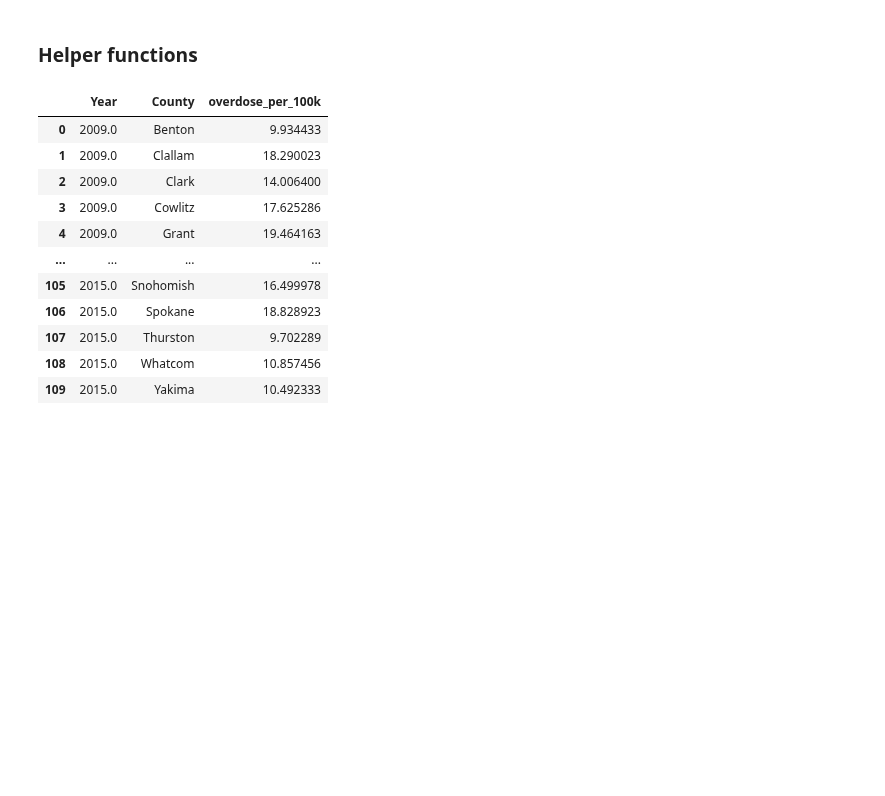
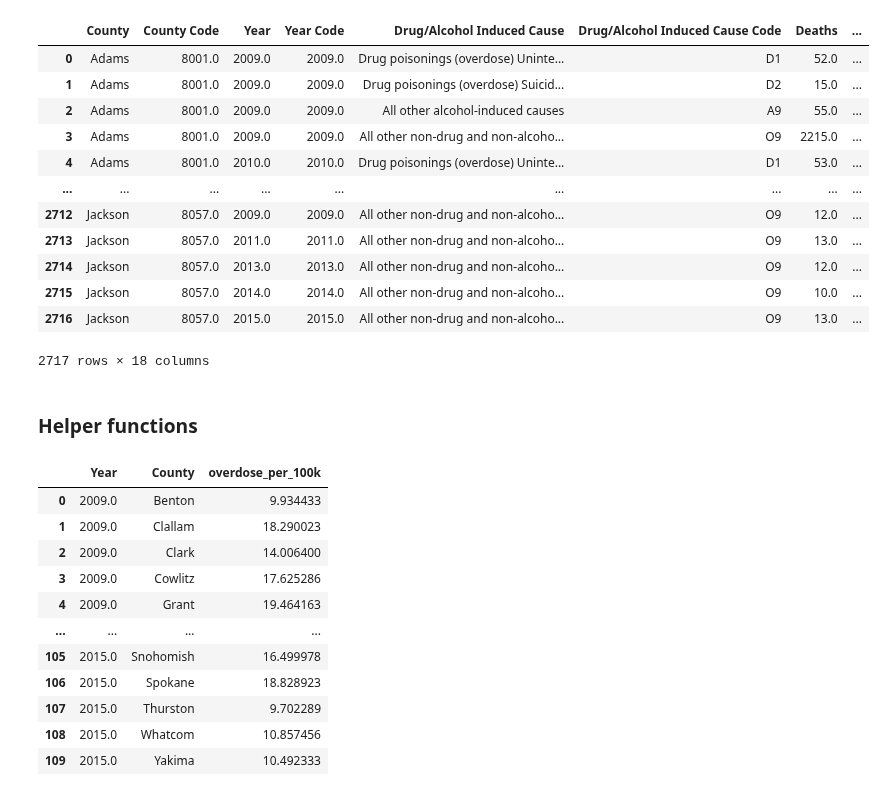
Before and after one commit to abzdel/Opioid-Analysis, a Jupyter notebook: 10_code/wa_diff_overdoses.ipynb, the cells around one changed output. Saved outputs shown, nothing was run; the diff lists cells and outputs as text; code cells hidden in the pictures; blank space fills up the shorter version.

```diff
--- a/10_code/wa_diff_overdoses.ipynb
+++ b/10_code/wa_diff_overdoses.ipynb
@@ -10,6 +10,21 @@ import statsmodels.formula.api as smf
 # %%
 # load in pre-cleaned deaths data for Texas and comparison states
 deaths = pd.read_csv("../20_intermediate_files/deaths_wa.csv")
+deaths
+# %% [output]
+|  | County | County Code | Year | Year Code | Drug/Alcohol Induced Cause | Drug/Alcohol Induced Cause Code | Deaths | ... |
+| 0 | Adams | 8001.0 | 2009.0 | 2009.0 | Drug poisonings (overdose) Uninte... | D1 | 52.0 | ... |
+| 1 | Adams | 8001.0 | 2009.0 | 2009.0 | Drug poisonings (overdose) Suicid... | D2 | 15.0 | ... |
+| 2 | Adams | 8001.0 | 2009.0 | 2009.0 | All other alcohol-induced causes | A9 | 55.0 | ... |
+| 3 | Adams | 8001.0 | 2009.0 | 2009.0 | All other non-drug and non-alcoho... | O9 | 2215.0 | ... |
+| 4 | Adams | 8001.0 | 2010.0 | 2010.0 | Drug poisonings (overdose) Uninte... | D1 | 53.0 | ... |
+| ... | ... | ... | ... | ... | ... | ... | ... | ... |
+| 2712 | Jackson | 8057.0 | 2009.0 | 2009.0 | All other non-drug and non-alcoho... | O9 | 12.0 | ... |
+| 2713 | Jackson | 8057.0 | 2011.0 | 2011.0 | All other non-drug and non-alcoho... | O9 | 13.0 | ... |
+| 2714 | Jackson | 8057.0 | 2013.0 | 2013.0 | All other non-drug and non-alcoho... | O9 | 12.0 | ... |
+| 2715 | Jackson | 8057.0 | 2014.0 | 2014.0 | All other non-drug and non-alcoho... | O9 | 10.0 | ... |
+| 2716 | Jackson | 8057.0 | 2015.0 | 2015.0 | All other non-drug and non-alcoho... | O9 | 13.0 | ... |
+2717 rows × 18 columns
 # %%
 # two separate dfs - one for texas and one for comp states
 
```
Also changed, not shown: 2 other files.
